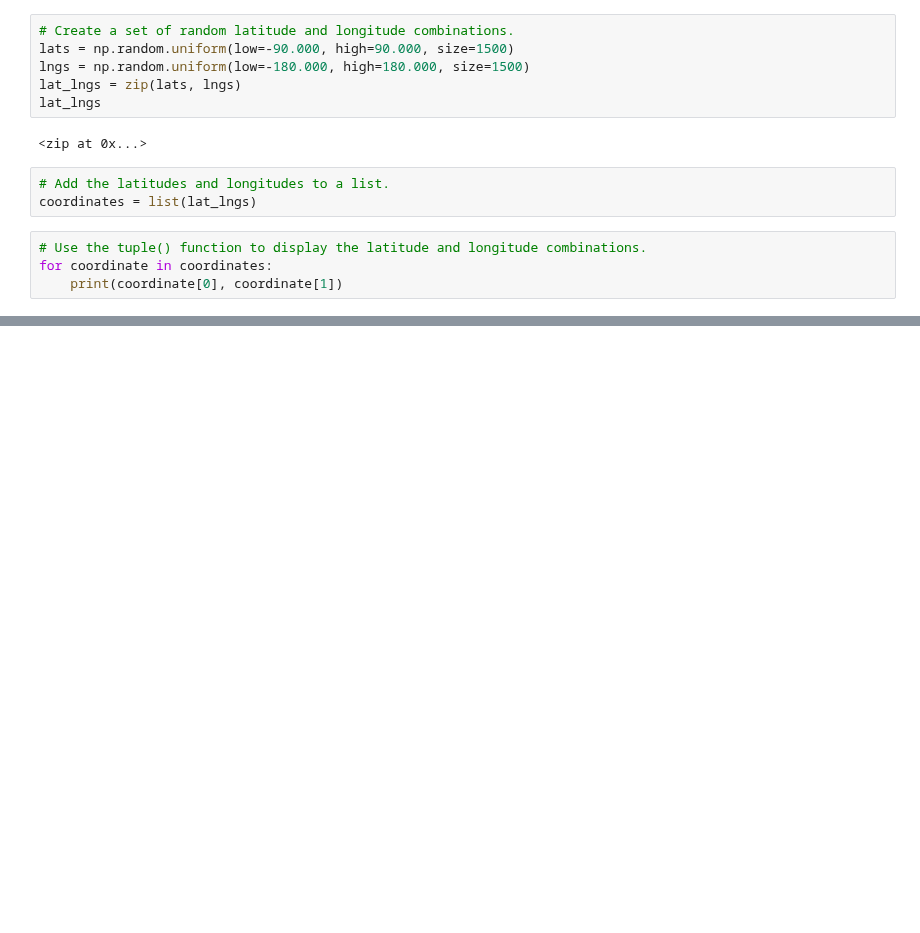
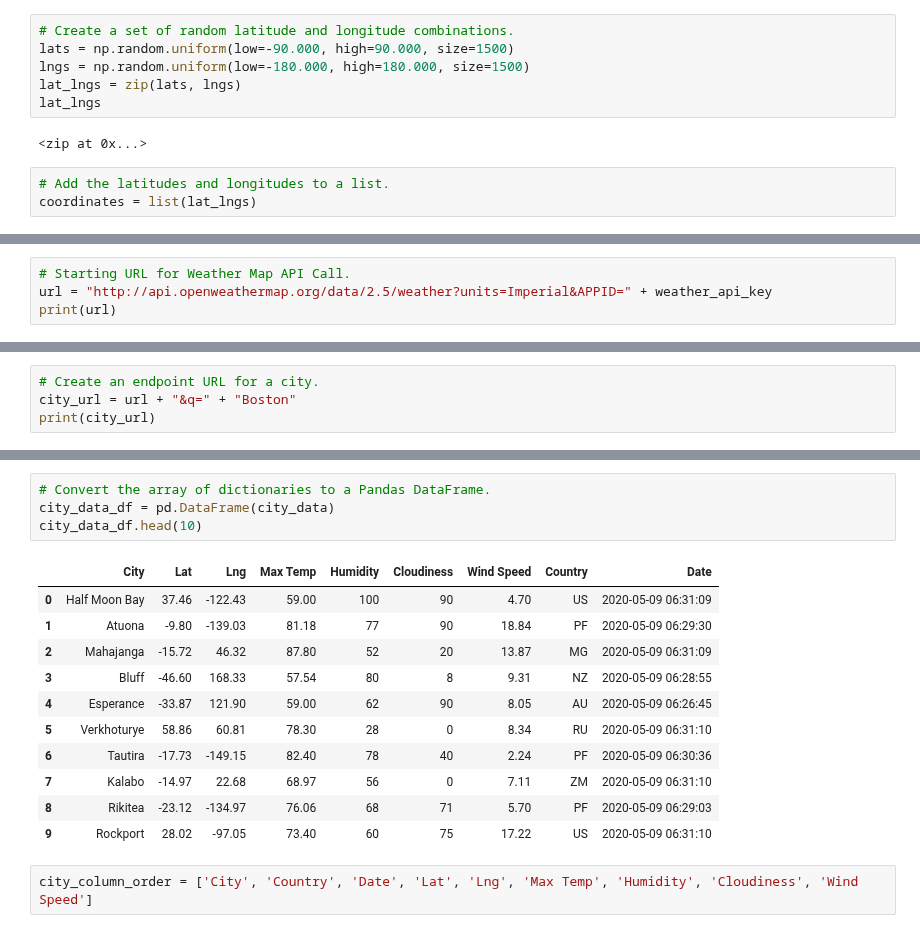
Before and after one commit to leobaud/World_Weather_Analysis, a Jupyter notebook: WeatherPy.ipynb, the cells around one changed output, grey strips where cells are left out. Drawn from its saved outputs; the diff is of its cells as text; blank space fills up the shorter version.

Commit message:
Modifying .gitignore and adding WeatherPy Analysis

```diff
--- a/WeatherPy.ipynb
+++ b/WeatherPy.ipynb
@@ -14,7 +14,3 @@ lat_lngs
 # %%
 # Add the latitudes and longitudes to a list.
 coordinates = list(lat_lngs)
-# %%
-# Use the tuple() function to display the latitude and longitude combinations.
-for coordinate in coordinates:
-    print(coordinate[0], coordinate[1])
@@ -54,0 +40,4 @@ len(cities)
+# %%
+# Starting URL for Weather Map API Call.
+url = "http://api.openweathermap.org/data/2.5/weather?units=Imperial&APPID=" + weather_api_key
+print(url)
@@ -54,0 +46,4 @@ len(cities)
+# %%
+# Create an endpoint URL for a city.
+city_url = url + "&q=" + "Boston"
+print(city_url)
@@ -54,0 +133,18 @@ len(cities)
+# %%
+# Convert the array of dictionaries to a Pandas DataFrame.
+city_data_df = pd.DataFrame(city_data)
+city_data_df.head(10)
+# %% [output]
+|  | City | Lat | Lng | Max Temp | Humidity | Cloudiness | Wind Speed | Country | Date |
+| 0 | Half Moon Bay | 37.46 | -122.43 | 59.00 | 100 | 90 | 4.70 | US | 2020-05-09 06:31:09 |
+| 1 | Atuona | -9.80 | -139.03 | 81.18 | 77 | 90 | 18.84 | PF | 2020-05-09 06:29:30 |
+| 2 | Mahajanga | -15.72 | 46.32 | 87.80 | 52 | 20 | 13.87 | MG | 2020-05-09 06:31:09 |
+| 3 | Bluff | -46.60 | 168.33 | 57.54 | 80 | 8 | 9.31 | NZ | 2020-05-09 06:28:55 |
+| 4 | Esperance | -33.87 | 121.90 | 59.00 | 62 | 90 | 8.05 | AU | 2020-05-09 06:26:45 |
+| 5 | Verkhoturye | 58.86 | 60.81 | 78.30 | 28 | 0 | 8.34 | RU | 2020-05-09 06:31:10 |
+| 6 | Tautira | -17.73 | -149.15 | 82.40 | 78 | 40 | 2.24 | PF | 2020-05-09 06:30:36 |
+| 7 | Kalabo | -14.97 | 22.68 | 68.97 | 56 | 0 | 7.11 | ZM | 2020-05-09 06:31:10 |
+| 8 | Rikitea | -23.12 | -134.97 | 76.06 | 68 | 71 | 5.70 | PF | 2020-05-09 06:29:03 |
+| 9 | Rockport | 28.02 | -97.05 | 73.40 | 60 | 75 | 17.22 | US | 2020-05-09 06:31:10 |
+# %%
+city_column_order = ['City', 'Country', 'Date', 'Lat', 'Lng', 'Max Temp', 'Humidity', 'Cloudiness', 'Wind Speed']
```
Also changed, not shown: parts of 12 cells of this notebook, 1 other file.
